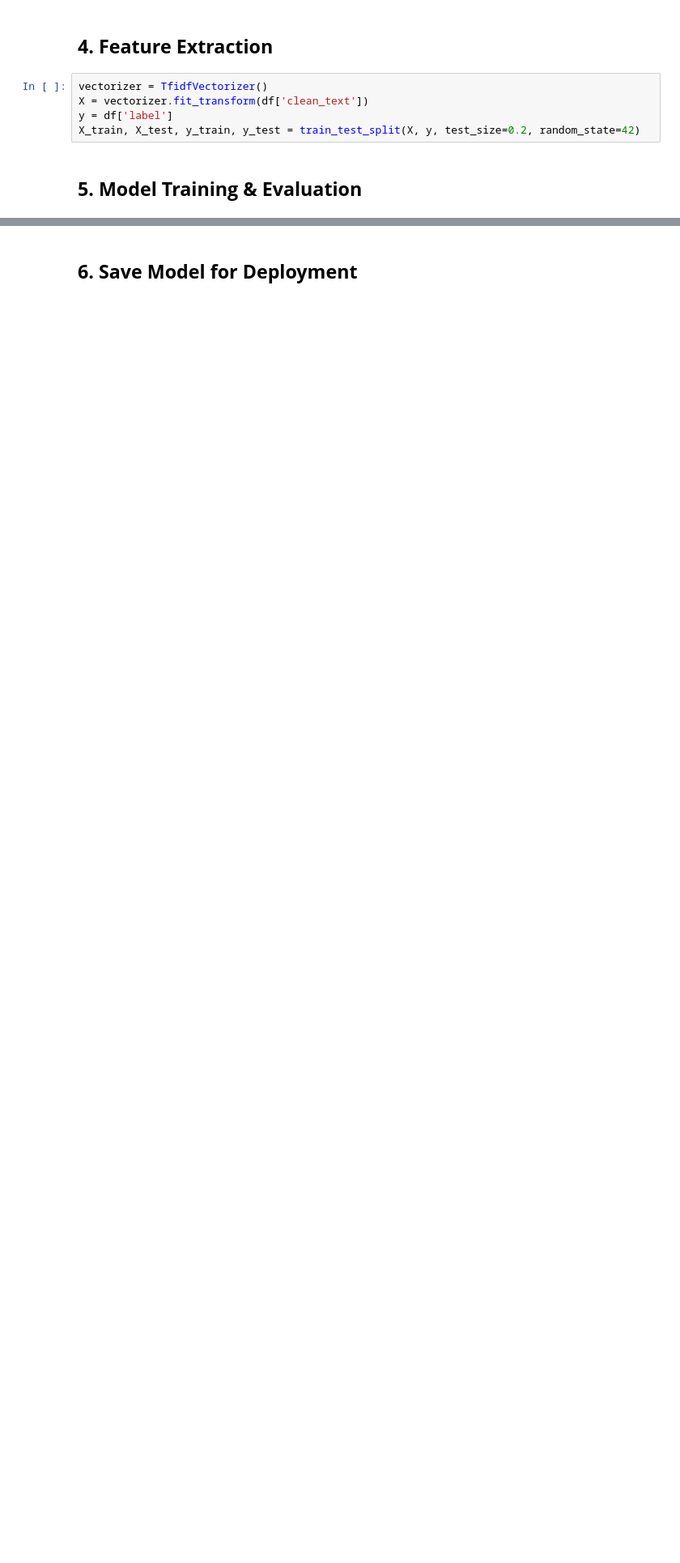
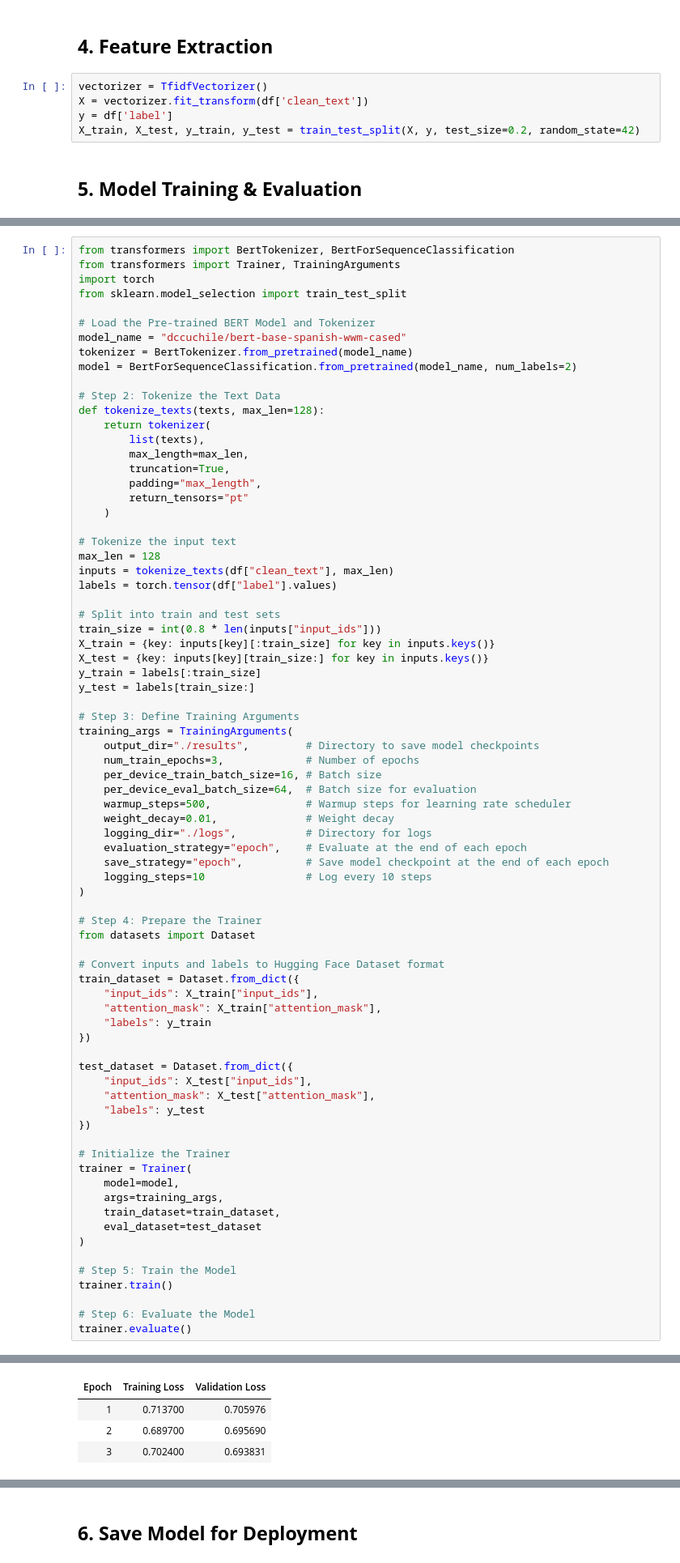
Before and after one commit to ironhack-labs/project-3-nlp, a Jupyter notebook: nlp_translation_classification.ipynb, the cells around one changed output, grey strips where cells are left out. Shown at 81% size. Cells and saved outputs as stored; diff of their text form; blank space fills up the shorter version.

```diff
--- a/nlp_translation_classification.ipynb
+++ b/nlp_translation_classification.ipynb
@@ -72,0 +210,77 @@ plt.show()
+# %%
+from transformers import BertTokenizer, BertForSequenceClassification
+from transformers import Trainer, TrainingArguments
+import torch
+from sklearn.model_selection import train_test_split
+
+# Load the Pre-trained BERT Model and Tokenizer
+model_name = "dccuchile/bert-base-spanish-wwm-cased"
+tokenizer = BertTokenizer.from_pretrained(model_name)
+model = BertForSequenceClassification.from_pretrained(model_name, num_labels=2)
+
+# Step 2: Tokenize the Text Data
+def tokenize_texts(texts, max_len=128):
+    return tokenizer(
+        list(texts),
+        max_length=max_len,
+        truncation=True,
+        padding="max_length",
+        return_tensors="pt"
+    )
+
+# Tokenize the input text
+max_len = 128
+inputs = tokenize_texts(df["clean_text"], max_len)
+labels = torch.tensor(df["label"].values)
+
+# Split into train and test sets
+train_size = int(0.8 * len(inputs["input_ids"]))
+X_train = {key: inputs[key][:train_size] for key in inputs.keys()}
+X_test = {key: inputs[key][train_size:] for key in inputs.keys()}
+y_train = labels[:train_size]
+y_test = labels[train_size:]
+
+# Step 3: Define Training Arguments
+training_args = TrainingArguments(
+    output_dir="./results",         # Directory to save model checkpoints
+    num_train_epochs=3,             # Number of epochs
+    per_device_train_batch_size=16, # Batch size
+    per_device_eval_batch_size=64,  # Batch size for evaluation
+    warmup_steps=500,               # Warmup steps for learning rate scheduler
+    weight_decay=0.01,              # Weight decay
+    logging_dir="./logs",           # Directory for logs
+    evaluation_strategy="epoch",    # Evaluate at the end of each epoch
+    save_strategy="epoch",          # Save model checkpoint at the end of each epoch
+    logging_steps=10                # Log every 10 steps
+)
+
+# Step 4: Prepare the Trainer
+from datasets import Dataset
+
+# Convert inputs and labels to Hugging Face Dataset format
+train_dataset = Dataset.from_dict({
+    "input_ids": X_train["input_ids"],
+    "attention_mask": X_train["attention_mask"],
+    "labels": y_train
+})
+
+test_dataset = Dataset.from_dict({
+    "input_ids": X_test["input_ids"],
+    "attention_mask": X_test["attention_mask"],
+    "labels": y_test
+})
+
+# Initialize the Trainer
+trainer = Trainer(
+    model=model,
+    args=training_args,
+    train_dataset=train_dataset,
+    eval_dataset=test_dataset
+)
+
+# Step 5: Train the Model
+trainer.train()
+
+# Step 6: Evaluate the Model
+trainer.evaluate()
+# %% [output]
@@ -72,0 +290,4 @@ plt.show()
+| Epoch | Training Loss | Validation Loss |
+| 1 | 0.713700 | 0.705976 |
+| 2 | 0.689700 | 0.695690 |
+| 3 | 0.702400 | 0.693831 |
```
Also changed, not shown: parts of 15 cells of this notebook, 1 other file.
